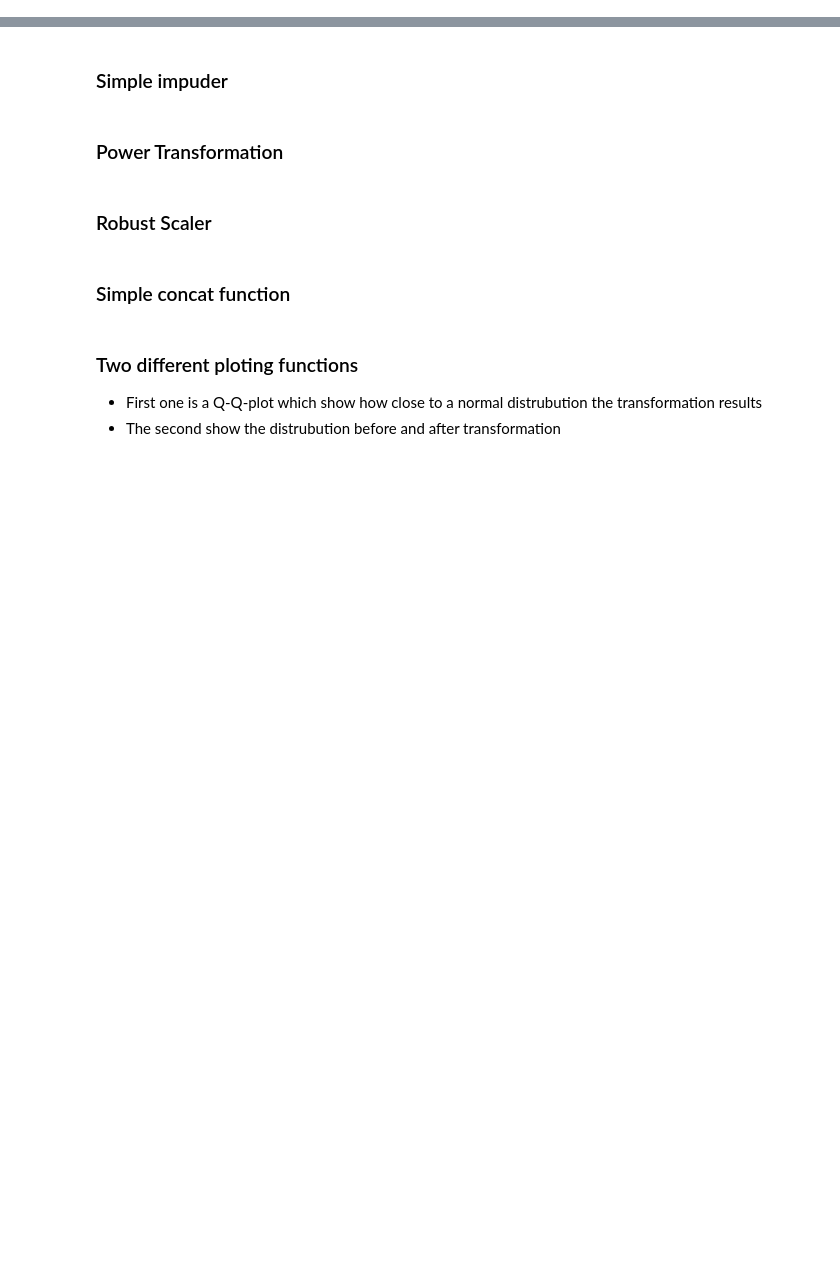
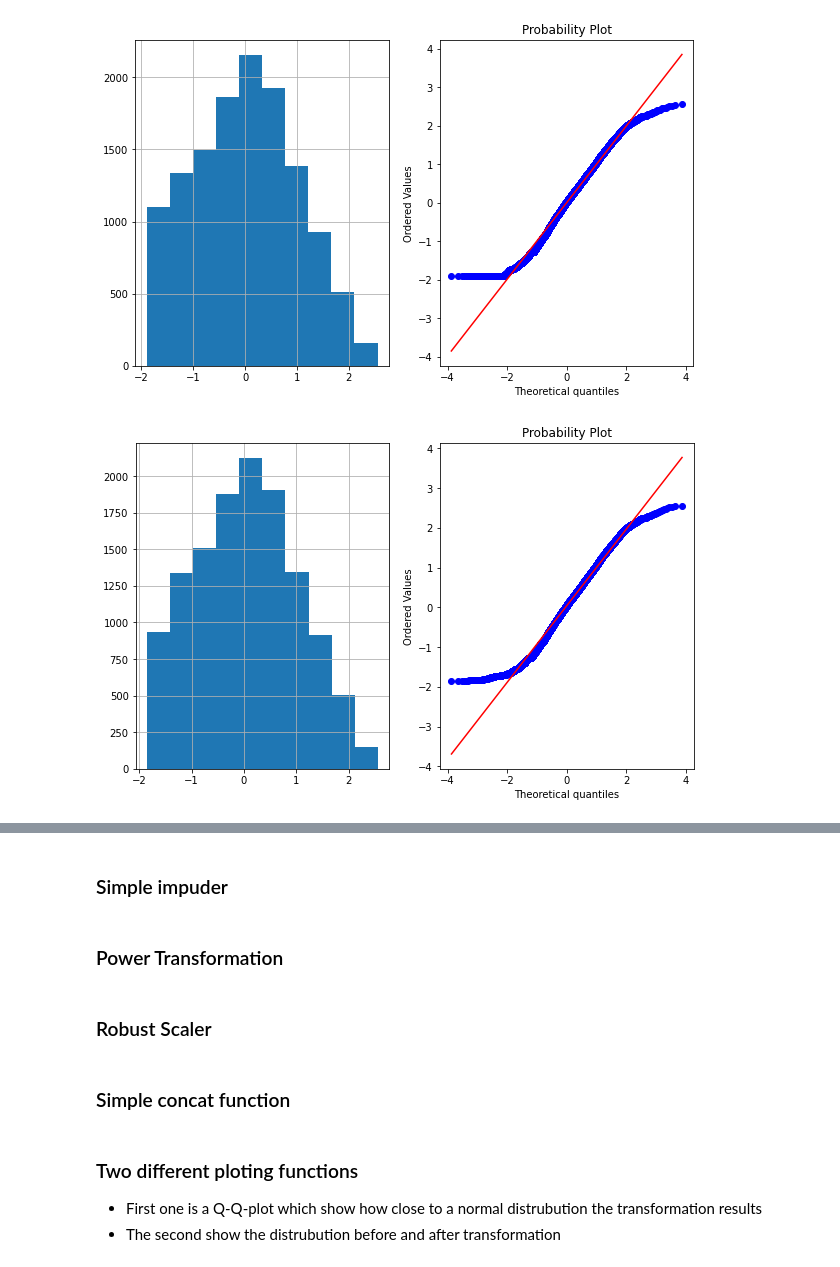
Before and after one commit to SimenQ/machine_learning, a Jupyter notebook: notebooks/Arash/scaling_transformation.ipynb, the cells around one changed output, grey strips where cells are left out. Cells and saved outputs as stored; diff of their text form; code cells hidden in the pictures; blank space fills up the shorter version.

```diff
--- a/notebooks/Arash/scaling_transformation.ipynb
+++ b/notebooks/Arash/scaling_transformation.ipynb
@@ -36,0 +53,4 @@ stores_train = pd.read_csv('C:/Users/aminp/OneDrive/Dokumenter/NTNU/4år/Machine
+# %%
+pt = PowerTransformer( method = "box-cox")
+test = pt.fit_transform(new_rev[["revenue"]])
+new_rev["rev_box"] = test
@@ -36,0 +63,4 @@ stores_train = pd.read_csv('C:/Users/aminp/OneDrive/Dokumenter/NTNU/4år/Machine
+# %%
+pt2 = PowerTransformer()
+test2 = pt2.fit_transform(new_rev[["revenue"]])
+new_rev["rev_yeo"] = test
@@ -36,0 +73,5 @@ stores_train = pd.read_csv('C:/Users/aminp/OneDrive/Dokumenter/NTNU/4år/Machine
+# %%
+test3 = pt2.fit_transform(rev[["revenue"]])
+rev["zero_not_removed_rev_trans"] = test3
+# %%
+rev_rev = rev[(rev.zero_not_removed_rev_trans > -1.88)]
@@ -36,0 +122,6 @@ stores_train = pd.read_csv('C:/Users/aminp/OneDrive/Dokumenter/NTNU/4år/Machine
+# %%
+plot_data(rev, "zero_not_removed_rev_trans")
+plot_data(rev_rev, "zero_not_removed_rev_trans")
+# %% [output]
+[figure, added]
+[figure, added]
```
Also changed, not shown: parts of 24 cells of this notebook, 21 other files.
